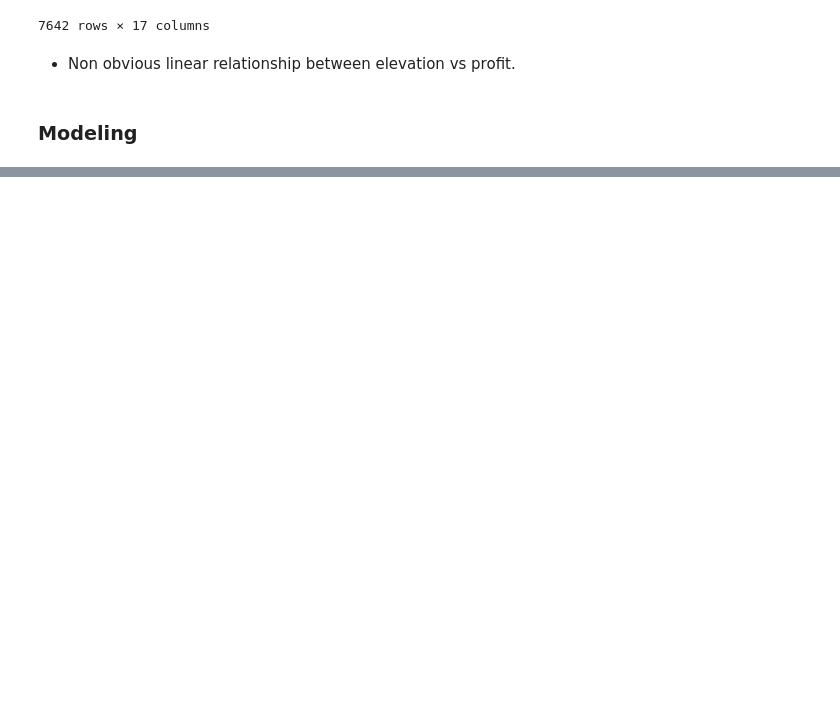
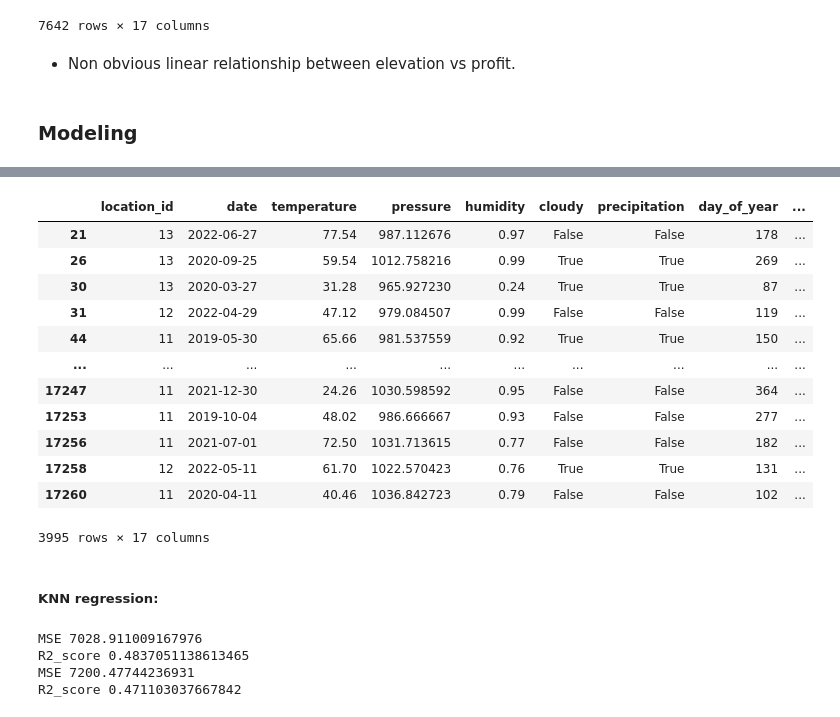
Before and after one commit to lynncyueliang/intern-take-home-assessment, a Jupyter notebook: YueLiang_Lynnc_takehome_assessment.ipynb, the cells around one changed output, grey strips where cells are left out. Cells and saved outputs as stored; diff of their text form; code cells hidden in the pictures; blank space fills up the shorter version.

```diff
--- a/YueLiang_Lynnc_takehome_assessment.ipynb
+++ b/YueLiang_Lynnc_takehome_assessment.ipynb
@@ -282,0 +246,23 @@ r2_score(y_test, y_pred)
+# %%
+#Save the prediction result for each method:
+model_names = []
+fitted_model = []
+MSEs = []
+R2 = []
+# %%
+models = {'Linear Regression' : LinearRegression(),
+          'Lasso': LassoCV(cv = 5, random_state = 1, max_iter = 100000),
+          'Elastic Net': ElasticNetCV(cv = 5, random_state = 1, max_iter = 100000),
+          'Random Forest': RandomForestRegressor(random_state=0),
+          'Gradient Boosting': GradientBoostingRegressor(random_state=0)}
+# %%
+for model_name, model in models.items():
+    print(model_name)
+    regressor = model.fit(X_train, y_train)
+    fitted_model.append(regressor)
+    y_pred = model.predict(X_test)
+    print('MSE', mean_squared_error(y_test, y_pred))
+    print('R2_score', r2_score(y_test, y_pred))
+    model_names.append(model_name)
+    MSEs.append(mean_squared_error(y_test, y_pred))
+    R2.append(r2_score(y_test, y_pred))
@@ -304,3 +311,3 @@ array([[ 1.27535861, -0.56733972,  0.91063665, ...,  0.        ,
 # %%
 #predict the profit:
-data_new.loc[:, 'predicted_profit'] = clf.predict(X_new)
+data_new.loc[:, 'predicted_profit'] = fitted_model[model_names.index('Gradient Boosting')].predict(X_new)
@@ -314 +327,32 @@ location_id
 Name: predicted_profit, dtype: float64
+# %%
+data_new
+# %% [output]
+|  | location_id | date | temperature | pressure | humidity | cloudy | precipitation | day_of_year | ... |
+| 21 | 13 | 2022-06-27 | 77.54 | 987.112676 | 0.97 | False | False | 178 | ... |
+| 26 | 13 | 2020-09-25 | 59.54 | 1012.758216 | 0.99 | True | True | 269 | ... |
+| 30 | 13 | 2020-03-27 | 31.28 | 965.927230 | 0.24 | True | True | 87 | ... |
+| 31 | 12 | 2022-04-29 | 47.12 | 979.084507 | 0.99 | False | False | 119 | ... |
+| 44 | 11 | 2019-05-30 | 65.66 | 981.537559 | 0.92 | True | True | 150 | ... |
+| ... | ... | ... | ... | ... | ... | ... | ... | ... | ... |
+| 17247 | 11 | 2021-12-30 | 24.26 | 1030.598592 | 0.95 | False | False | 364 | ... |
+| 17253 | 11 | 2019-10-04 | 48.02 | 986.666667 | 0.93 | False | False | 277 | ... |
+| 17256 | 11 | 2021-07-01 | 72.50 | 1031.713615 | 0.77 | False | False | 182 | ... |
+| 17258 | 12 | 2022-05-11 | 61.70 | 1022.570423 | 0.76 | True | True | 131 | ... |
+| 17260 | 11 | 2020-04-11 | 40.46 | 1036.842723 | 0.79 | False | False | 102 | ... |
+3995 rows × 17 columns
+# %% [markdown]
+##### KNN regression:
+# %%
+# Lastly, we want to try the KNN regression model for the prediction:
+n_neighbors = 5
+for i, weights in enumerate(["uniform", "distance"]):
+    knn = neighbors.KNeighborsRegressor(n_neighbors, weights=weights)
+    y_pred = knn.fit(X_train, y_train).predict(X_test)
+    print('MSE', mean_squared_error(y_test, y_pred))
+    print('R2_score', r2_score(y_test, y_pred))
+# %% [output]
+MSE 7028.911009167976
+R2_score 0.4837051138613465
+MSE 7200.47744236931
+R2_score 0.471103037667842
```
Also changed, not shown: parts of 23 cells of this notebook.
